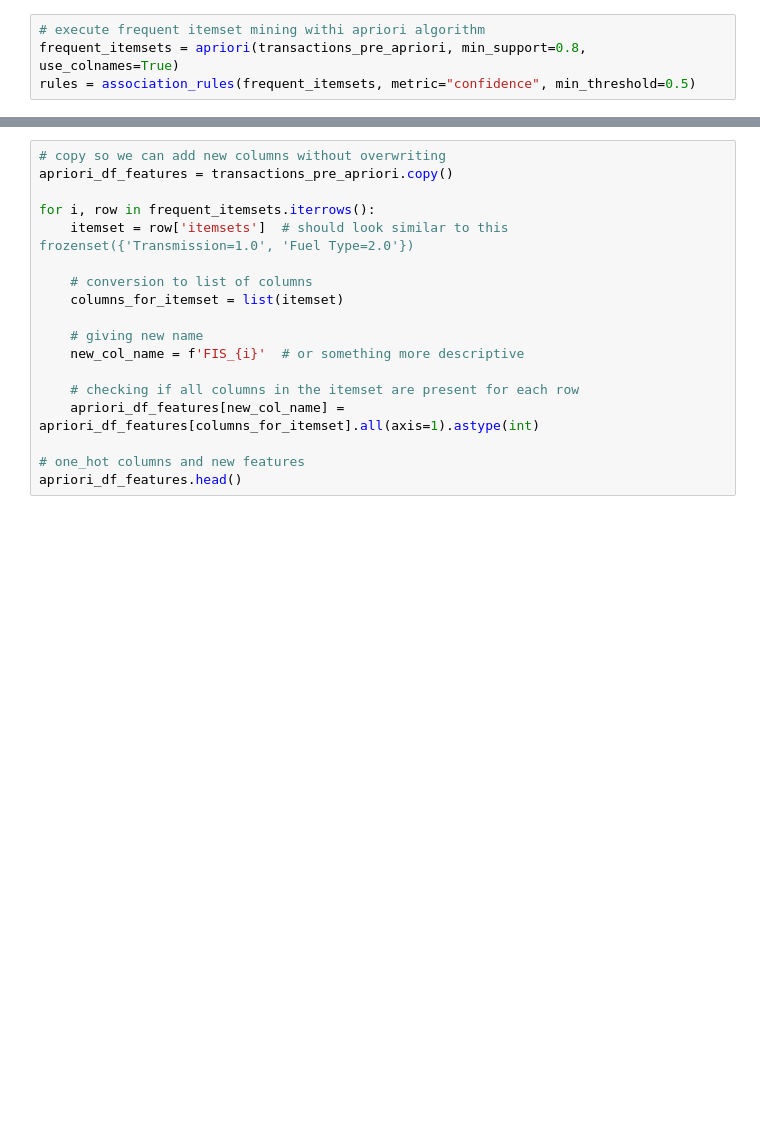
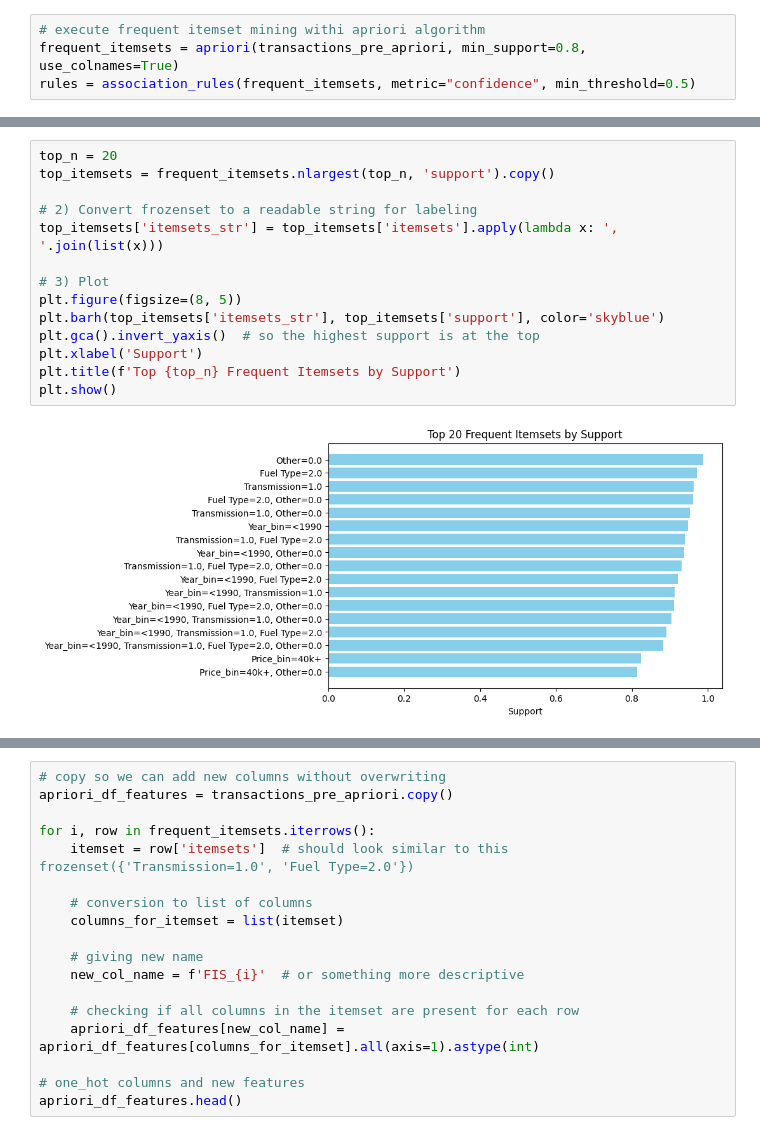
Before and after one commit to dodsoneatwit/AssociationRuleMiningWithLLMs, a Jupyter notebook: lib/src/elijah_rule_mining_analysis.ipynb, the cells around one changed output, grey strips where cells are left out. Drawn from its saved outputs; the diff is of its cells as text; blank space fills up the shorter version.

Commit message:
completed apriori itemset mining

```diff
--- a/lib/src/rule_mining_analysis.ipynb
+++ b/lib/src/elijah_rule_mining_analysis.ipynb
@@ -200,0 +204,16 @@ frequent_itemsets
+# %%
+top_n = 20
+top_itemsets = frequent_itemsets.nlargest(top_n, 'support').copy()
+
+# 2) Convert frozenset to a readable string for labeling
+top_itemsets['itemsets_str'] = top_itemsets['itemsets'].apply(lambda x: ', '.join(list(x)))
+
+# 3) Plot
+plt.figure(figsize=(8, 5))
+plt.barh(top_itemsets['itemsets_str'], top_itemsets['support'], color='skyblue')
+plt.gca().invert_yaxis()  # so the highest support is at the top
+plt.xlabel('Support')
+plt.title(f'Top {top_n} Frequent Itemsets by Support')
+plt.show()
+# %% [output]
+[figure, added]
```
Also changed, not shown: parts of 8 cells of this notebook, 5 other files.
